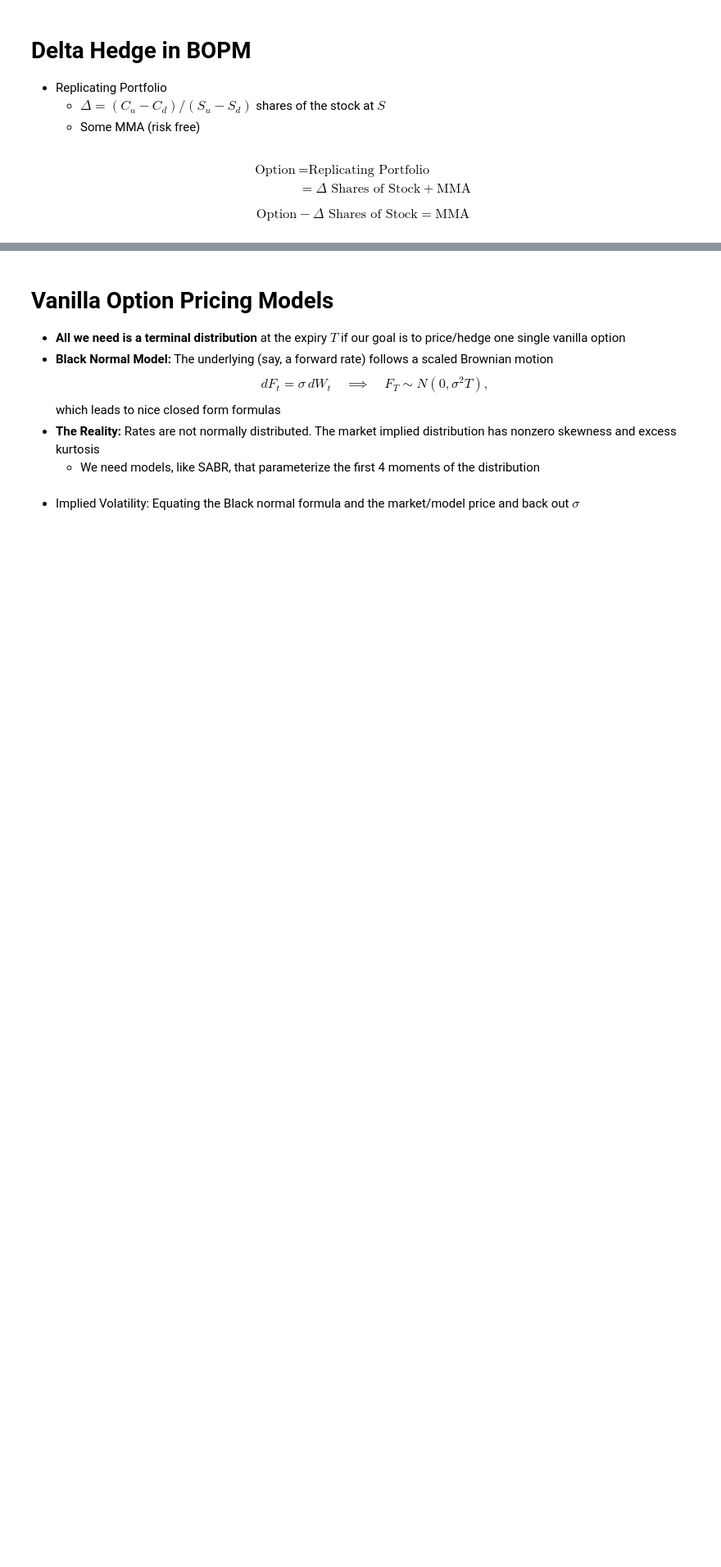
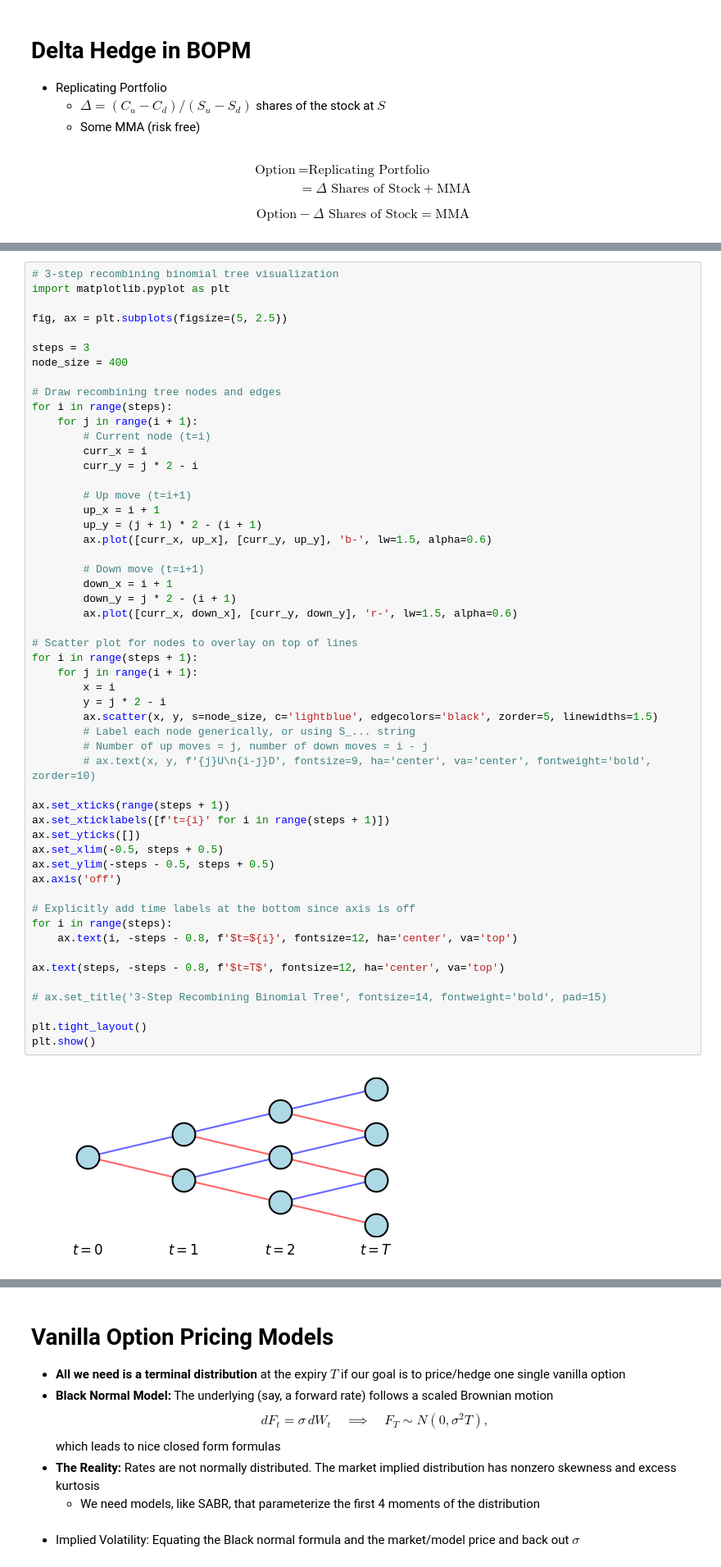
Before and after one commit to beginnerSC/slides, a Jupyter notebook: docs/rates.ipynb, the cells around one changed output, grey strips where cells are left out. Shown at 82% size. Saved outputs shown, nothing was run; the diff lists cells and outputs as text; blank space fills up the shorter version.

```diff
--- a/docs/rates.ipynb
+++ b/docs/rates.ipynb
@@ -147,0 +156,55 @@ $$
+# %%
+# 3-step recombining binomial tree visualization
+import matplotlib.pyplot as plt
+
+fig, ax = plt.subplots(figsize=(5, 2.5))
+
+steps = 3
+node_size = 400
+
+# Draw recombining tree nodes and edges
+for i in range(steps):
+    for j in range(i + 1):
+        # Current node (t=i)
+        curr_x = i
+        curr_y = j * 2 - i
+
+        # Up move (t=i+1)
+        up_x = i + 1
+        up_y = (j + 1) * 2 - (i + 1)
+        ax.plot([curr_x, up_x], [curr_y, up_y], 'b-', lw=1.5, alpha=0.6)
+
+        # Down move (t=i+1)
+        down_x = i + 1
+        down_y = j * 2 - (i + 1)
+        ax.plot([curr_x, down_x], [curr_y, down_y], 'r-', lw=1.5, alpha=0.6)
+
+# Scatter plot for nodes to overlay on top of lines
+for i in range(steps + 1):
+    for j in range(i + 1):
+        x = i
+        y = j * 2 - i
+        ax.scatter(x, y, s=node_size, c='lightblue', edgecolors='black', zorder=5, linewidths=1.5)
+        # Label each node generically, or using S_... string
+        # Number of up moves = j, number of down moves = i - j
+        # ax.text(x, y, f'{j}U\n{i-j}D', fontsize=9, ha='center', va='center', fontweight='bold', zorder=10)
+
+ax.set_xticks(range(steps + 1))
+ax.set_xticklabels([f't={i}' for i in range(steps + 1)])
+ax.set_yticks([])
+ax.set_xlim(-0.5, steps + 0.5)
+ax.set_ylim(-steps - 0.5, steps + 0.5)
+ax.axis('off')
+
+# Explicitly add time labels at the bottom since axis is off
+for i in range(steps):
+    ax.text(i, -steps - 0.8, f'$t=${i}', fontsize=12, ha='center', va='top')
+
+ax.text(steps, -steps - 0.8, f'$t=T$', fontsize=12, ha='center', va='top')
+
+# ax.set_title('3-Step Recombining Binomial Tree', fontsize=14, fontweight='bold', pad=15)
+
+plt.tight_layout()
+plt.show()
+# %% [output]
+[figure, added]
```
Also changed, not shown: parts of 4 cells of this notebook.
